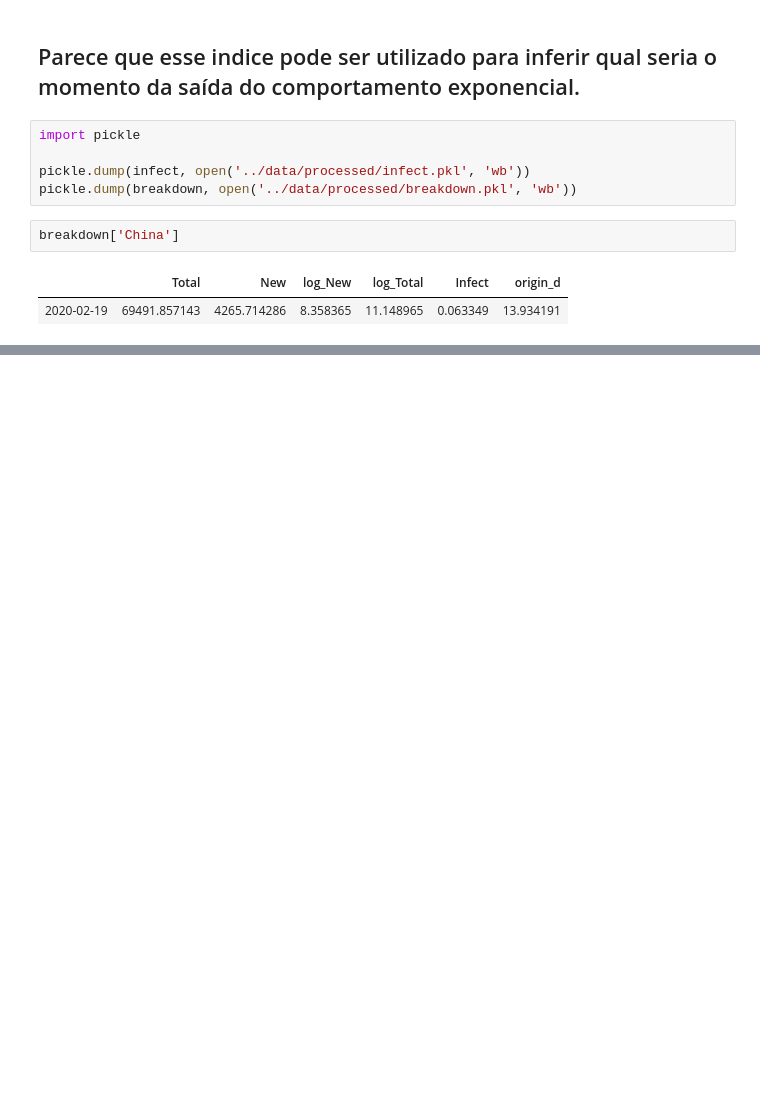
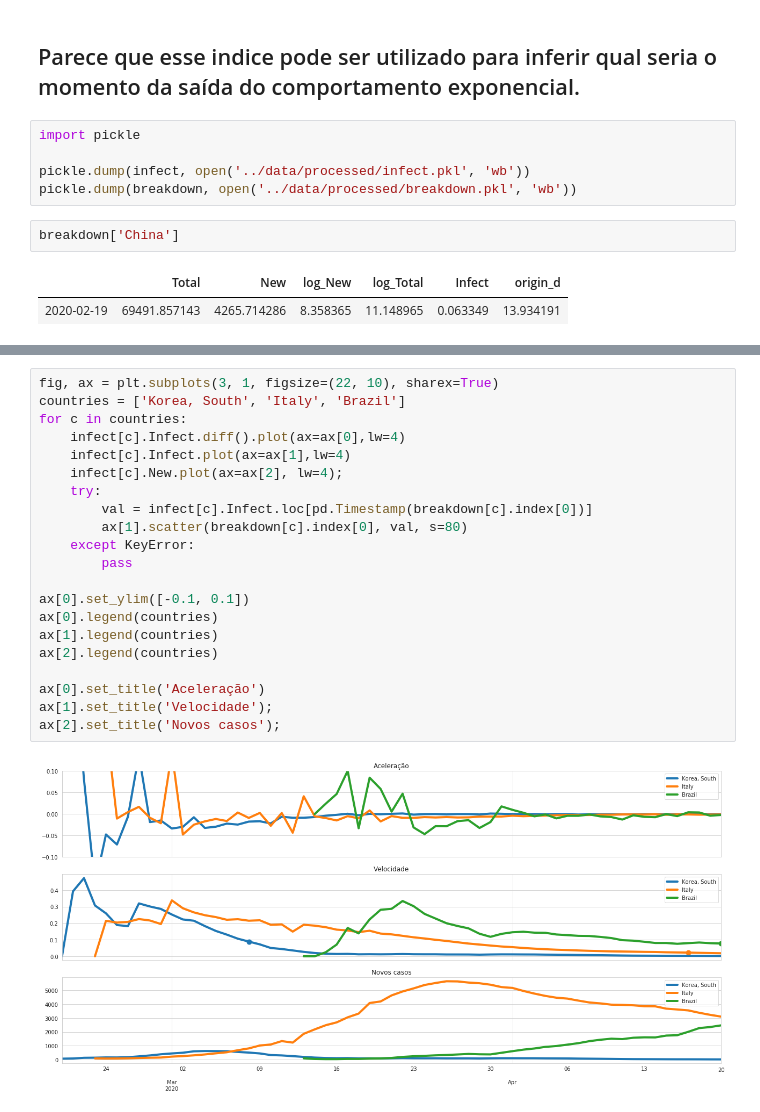
Before and after one commit to vittorfp/covid-19-analysis, a Jupyter notebook: notebooks/04-time-series-data.ipynb, the cells around one changed output, grey strips where cells are left out. Cells and saved outputs as stored; diff of their text form; blank space fills up the shorter version.

```diff
--- a/notebooks/04-time-series-data.ipynb
+++ b/notebooks/04-time-series-data.ipynb
@@ -169,0 +218,23 @@ df.loc['China'][4:].rolling(7).mean().diff().diff().plot()
+# %%
+fig, ax = plt.subplots(3, 1, figsize=(22, 10), sharex=True)
+countries = ['Korea, South', 'Italy', 'Brazil']
+for c in countries:
+    infect[c].Infect.diff().plot(ax=ax[0],lw=4)
+    infect[c].Infect.plot(ax=ax[1],lw=4)
+    infect[c].New.plot(ax=ax[2], lw=4);
+    try:
+        val = infect[c].Infect.loc[pd.Timestamp(breakdown[c].index[0])]
+        ax[1].scatter(breakdown[c].index[0], val, s=80)
+    except KeyError:
+        pass
+
+ax[0].set_ylim([-0.1, 0.1])
+ax[0].legend(countries)
+ax[1].legend(countries)
+ax[2].legend(countries)
+
+ax[0].set_title('Aceleração')
+ax[1].set_title('Velocidade');
+ax[2].set_title('Novos casos');
+# %% [output]
+[figure, added]
```
Also changed, not shown: parts of 8 cells of this notebook, 2 other files.
